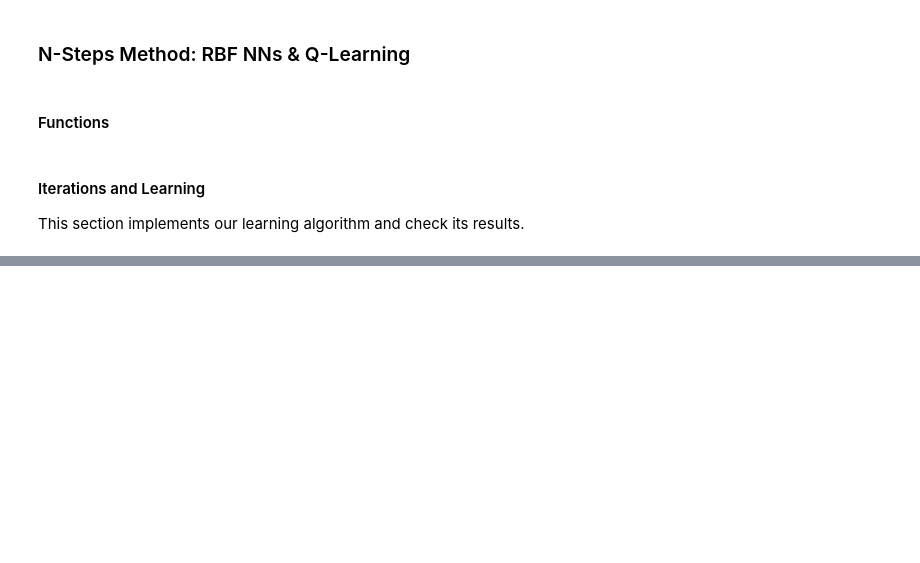
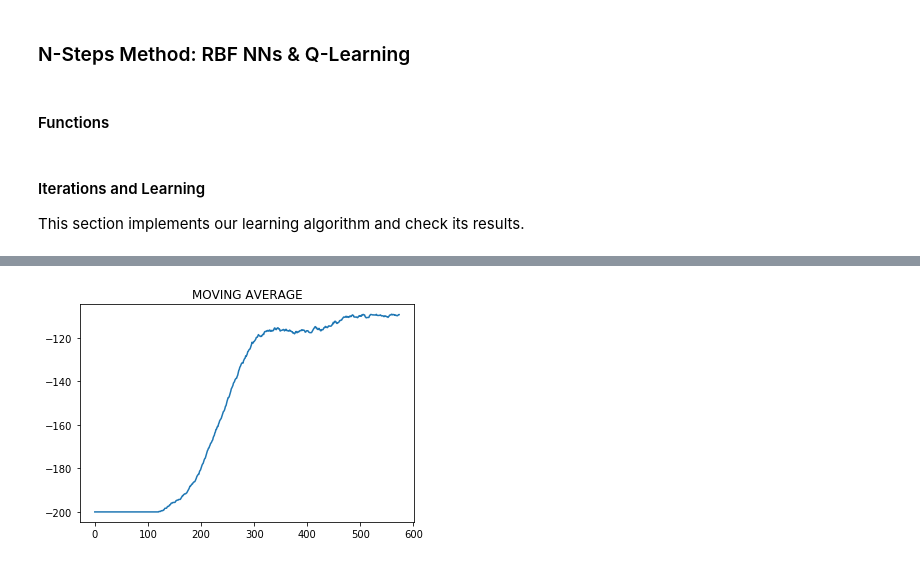
Before and after one commit to juanse1608/DRL-Udemy, a Jupyter notebook: Notebooks/MountainCarExample.ipynb, the cells around one changed output, grey strips where cells are left out. Saved outputs shown, nothing was run; the diff lists cells and outputs as text; code cells hidden in the pictures; blank space fills up the shorter version.

```diff
--- a/Notebooks/MountainCarExample.ipynb
+++ b/Notebooks/MountainCarExample.ipynb
@@ -1123,0 +1114,15 @@ MAXIMUM OF REWARD: -111.0
+# %%
+def rbf_featurizer(data, gammas, num_components):
+    '''
+    Generates a rbf featurizer for different gammas (variances) and fit data with it
+    '''
+    features = []
+    for idx, g in enumerate(gammas):
+        rbf_name = 'RBF-' + str(idx)
+        s = RBFSampler(gamma=g, n_components=num_components)
+        rbf = (rbf_name, s)
+        features.append(rbf)
+    featurizer = FeatureUnion(features)
+    t_features = featurizer.fit_transform(data)
+    dic = {'FEATURIZER': featurizer, 'TRANSFORM_FEATURES': t_features}
+    return dic
@@ -1123,0 +1180,26 @@ MAXIMUM OF REWARD: -111.0
+# %%
+def play_game(env, models, featurizer, scaler, eps, gamma, td_lambda, eligibilities, n_actions=None,
+              actions=None, updt=True):
+    obs = env.reset()
+    done = False
+    iters = 0
+    total_reward = 0
+
+    while not done:
+        ac, idx_ac = sample_action(env=env, state=obs, featurizer=featurizer, scaler=scaler,
+                                   models=models, eps=eps, actions=actions)
+        pre_obs = obs.copy()
+        obs, rew, done, _ = my_env.step(action=ac)
+        total_reward += rew
+
+        #if iters == 199:
+            #rew = -1000
+        #elif done:
+            #rew = (200 - iters)
+
+        if updt:
+            g = rew + gamma*np.max(predict(state=obs, featurizer=featurizer, scaler=scaler, models=models))
+            update(state=pre_obs, idx_a=idx_ac, g=g, featurizer=featurizer, scaler=scaler, models=models,
+                   eligibilities=eligibilities, factor=gamma*td_lambda)
+        iters += 1
+    return [total_reward, eligibilities]
@@ -1123,0 +1262,4 @@ MAXIMUM OF REWARD: -111.0
+# %%
+plot_running_avg(np.array(total_rewards))
+# %% [output]
+[figure, added]
```
Also changed, not shown: parts of 13 cells of this notebook.
